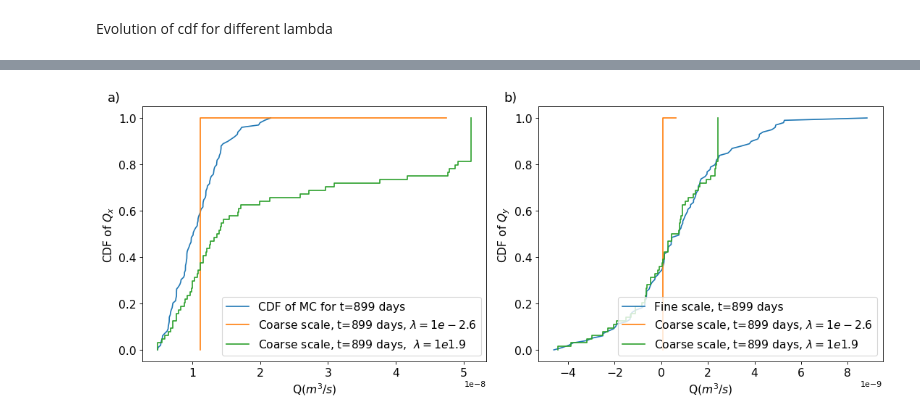
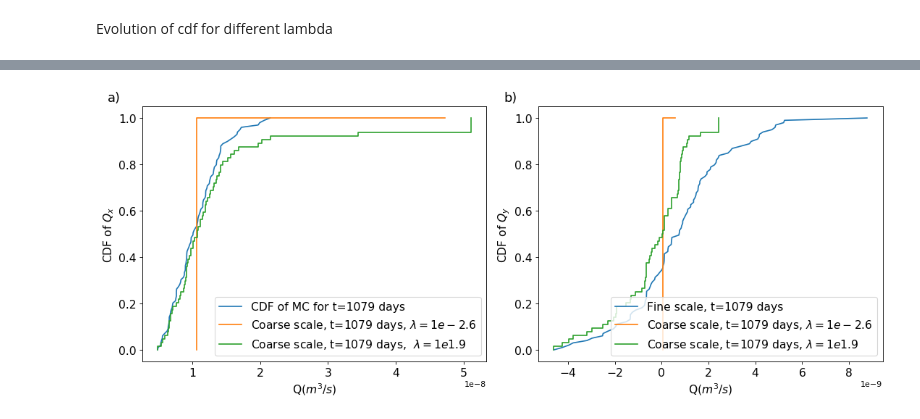
Before and after one commit to dbelivanis/Information-Theory-2, a Jupyter notebook: Optimization/check.ipynb, the cells around one changed output, grey strips where cells are left out. Cells and saved outputs as stored; diff of their text form; code cells hidden in the pictures.

```diff
--- a/Optimization/check.ipynb
+++ b/Optimization/check.ipynb
@@ -165,7 +165,7 @@ array([-2.20836614e-06, -1.41258146e-06, -1.54792643e-06,  1.01440617e-06,
 epoch_1 = 10
 epoch_2 = 100
 
-time_step = 25
+time_step = 30
 
 
 my_dpi = 80
@@ -184,34 +184,34 @@ plot_cdf(p,q_x ,time_step,epoch_1,label=rf'Coarse scale, t={ii} days, $\lambda =
 plot_cdf(p,q_x ,time_step,epoch_2,label=rf'Coarse scale, t={ii} days,  $\lambda = 1e{np.round(lam[epoch_2],1)}$')
 
 plt.xlabel(r'Q($m^3/s$)', fontsize= 14)
 plt.ylabel(r'CDF of $Q_x$', fontsize= 14)
 
 plt.tick_params(axis='both', which='major', labelsize=14)
 plt.ticklabel_format(axis="x", style="sci", scilimits=(0,0))
 plt.legend(loc=4, fontsize= 14)
 # plt.xlim(0.0, 5.0e-8)
 
 ax1 = plt.subplot(122)
 ax1.text(-0.1, 1.02, 'b)', transform=ax1.transAxes,size=16)
 
 Q_MC = q_MC_y[:,ii]
 
 index_MC = np.argsort(Q_MC)
 plt.plot(Q_MC[index_MC],np.linspace(0,1,100),label=rf'Fine scale, t={ii} days')
 plot_cdf(p,q_y ,time_step,epoch_1,label=rf'Coarse scale, t={ii} days, $\lambda = 1e{np.round(lam[epoch_1],1)}$')
 plot_cdf(p,q_y ,time_step,epoch_2,label=rf'Coarse scale, t={ii} days, $\lambda = 1e{np.round(lam[epoch_2],1)}$')
 
 plt.xlabel(r'Q($m^3/s$)', fontsize= 14)
 plt.ylabel(r'CDF of $Q_y$', fontsize= 14)
 
 plt.tick_params(axis='both', which='major', labelsize=14)
 plt.ticklabel_format(axis="x", style="sci", scilimits=(0,0))
 plt.legend(loc=4, fontsize= 14)
 plt.savefig('./../../../plots/2d_cdf_paper.pdf', bbox_inches='tight',dpi=my_dpi)
 
 plt.show()
 # %% [output]
-[figure, old version]
+[figure, new version]
 # %%
 # x1_2d = k_y[epoch,:,:]
 # w1 = p[epoch,:]
```
Also changed, not shown: parts of 11 cells of this notebook, 3 other files.
